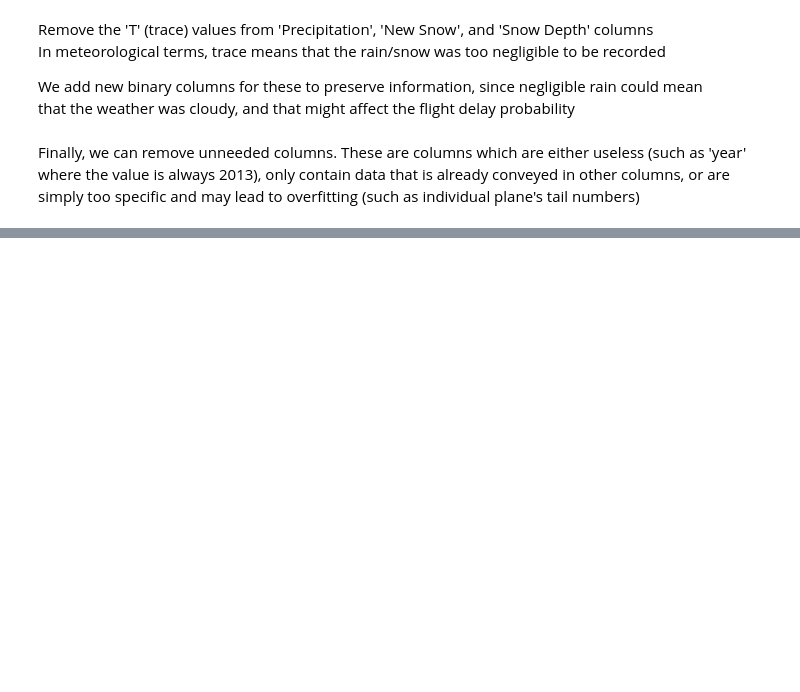
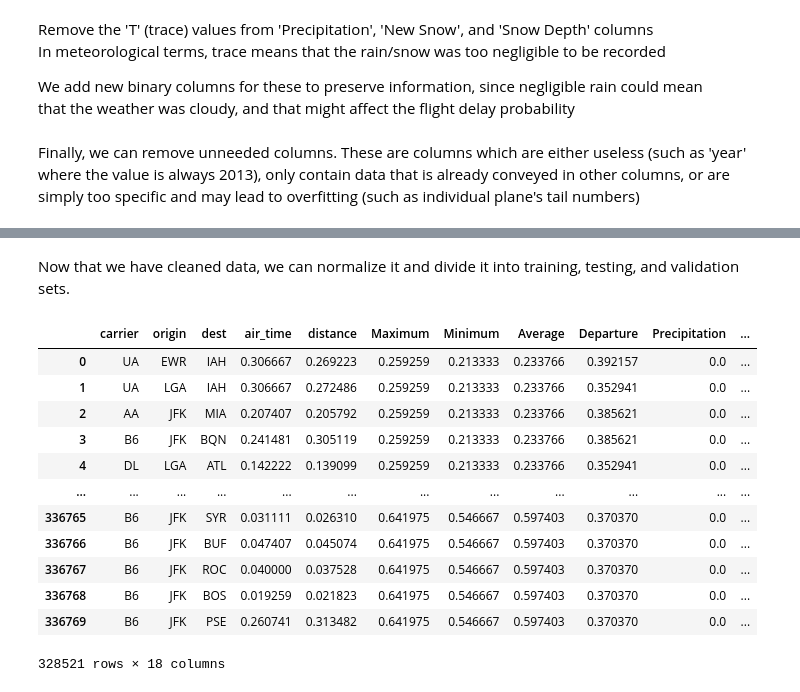
Before and after one commit to hughman98/Determining-Causes-of-Flight-Delays-CSC-522, a Jupyter notebook: code/Preprocessing.ipynb, the cells around one changed output, grey strips where cells are left out. Drawn from its saved outputs; the diff is of its cells as text; code cells hidden in the pictures; blank space fills up the shorter version.

```diff
--- a/code/Preprocessing.ipynb
+++ b/code/Preprocessing.ipynb
@@ -145,0 +150,34 @@ df
+# %% [markdown]
+Now that we have cleaned data, we can normalize it and divide it into training, testing, and validation sets.
+# %%
+cols = [
+ 'air_time',
+ 'distance',
+ 'Maximum',
+ 'Minimum',
+ 'Average',
+ 'Departure',
+ 'Precipitation',
+ 'New Snow',
+ 'Snow Depth',
+ 'days_in_365',
+ 'sched_time_in_min']
+
+scaler = MinMaxScaler()
+df[cols] = scaler.fit_transform(df[cols])
+
+df
+# %% [output]
+|  | carrier | origin | dest | air_time | distance | Maximum | Minimum | Average | Departure | Precipitation | ... |
+| 0 | UA | EWR | IAH | 0.306667 | 0.269223 | 0.259259 | 0.213333 | 0.233766 | 0.392157 | 0.0 | ... |
+| 1 | UA | LGA | IAH | 0.306667 | 0.272486 | 0.259259 | 0.213333 | 0.233766 | 0.352941 | 0.0 | ... |
+| 2 | AA | JFK | MIA | 0.207407 | 0.205792 | 0.259259 | 0.213333 | 0.233766 | 0.385621 | 0.0 | ... |
+| 3 | B6 | JFK | BQN | 0.241481 | 0.305119 | 0.259259 | 0.213333 | 0.233766 | 0.385621 | 0.0 | ... |
+| 4 | DL | LGA | ATL | 0.142222 | 0.139099 | 0.259259 | 0.213333 | 0.233766 | 0.352941 | 0.0 | ... |
+| ... | ... | ... | ... | ... | ... | ... | ... | ... | ... | ... | ... |
+| 336765 | B6 | JFK | SYR | 0.031111 | 0.026310 | 0.641975 | 0.546667 | 0.597403 | 0.370370 | 0.0 | ... |
+| 336766 | B6 | JFK | BUF | 0.047407 | 0.045074 | 0.641975 | 0.546667 | 0.597403 | 0.370370 | 0.0 | ... |
+| 336767 | B6 | JFK | ROC | 0.040000 | 0.037528 | 0.641975 | 0.546667 | 0.597403 | 0.370370 | 0.0 | ... |
+| 336768 | B6 | JFK | BOS | 0.019259 | 0.021823 | 0.641975 | 0.546667 | 0.597403 | 0.370370 | 0.0 | ... |
+| 336769 | B6 | JFK | PSE | 0.260741 | 0.313482 | 0.641975 | 0.546667 | 0.597403 | 0.370370 | 0.0 | ... |
+328521 rows × 18 columns
```
Also changed, not shown: parts of 3 cells of this notebook.
